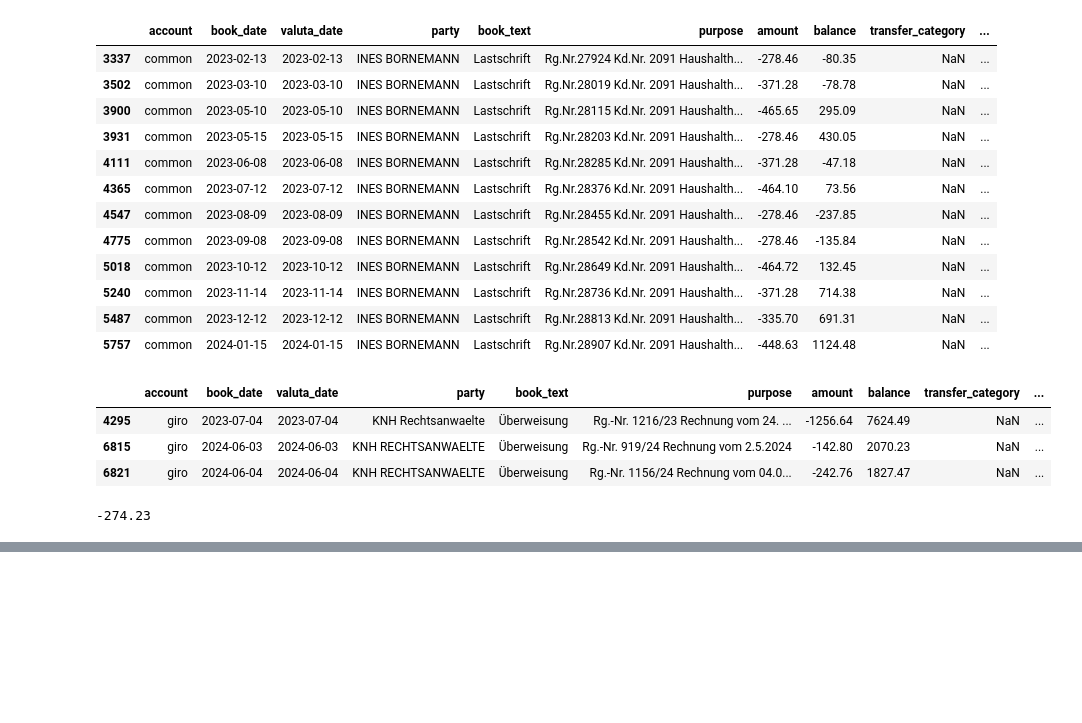
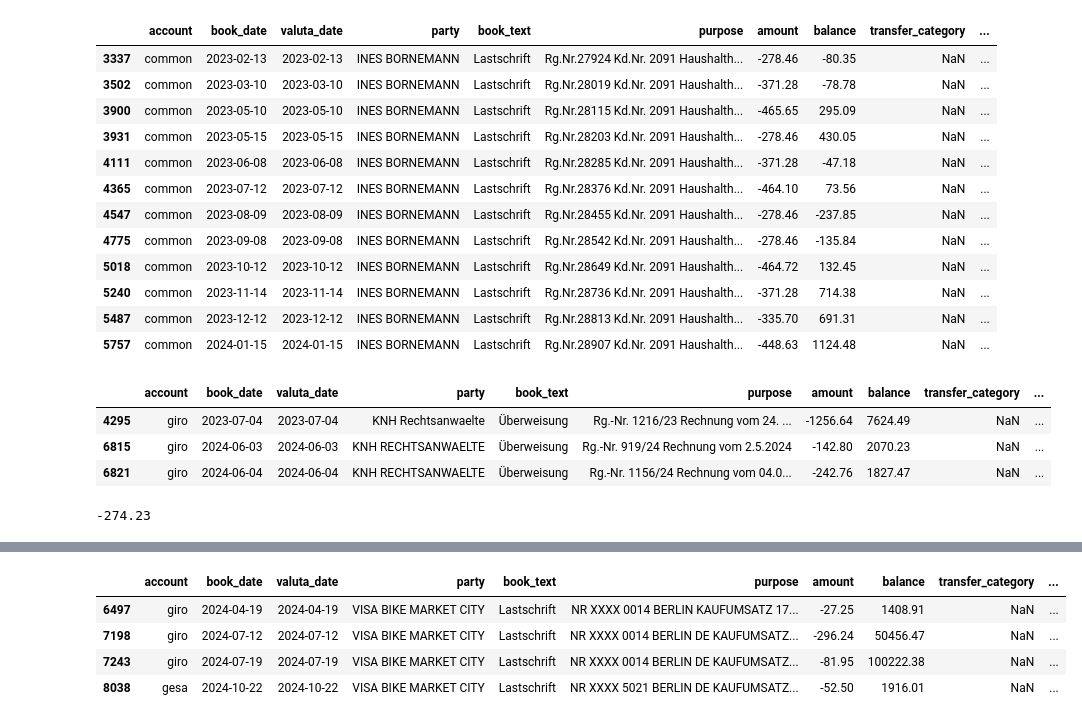
Before and after one commit to anpr/pandacount, a Jupyter notebook: panda_scratch.ipynb, the cells around one changed output, grey strips where cells are left out. Saved outputs shown, nothing was run; the diff lists cells and outputs as text; code cells hidden in the pictures; blank space fills up the shorter version.

```diff
--- a/panda_scratch.ipynb
+++ b/panda_scratch.ipynb
@@ -319,3 +374,18 @@ df
 | 6563 | common | 2024-05-02 | 2024-05-02 | Europa unter einem Dach Foerderve... | Lastschrift | Beitrag fuer die Sprachfoerderung... | -20.0 | 1466.33 | NaN | ... |
 | 6805 | common | 2024-06-03 | 2024-06-03 | Europa unter einem Dach Forderve ... | Lastschrift | Beitrag fuer die Sprachfoerderung... | -20.0 | 1954.99 | NaN | ... |
 | 6806 | common | 2024-06-03 | 2024-06-03 | Europa unter einem Dach Forderve ... | Lastschrift | Beitrag fuer die Sprachfoerderung... | -45.0 | 1974.99 | NaN | ... |
+# %%
+# Filter for expenses in the category 'mobilitaet::fahrrad' for the year 2024
+bike_expenses_df = pc.loc[
+    (pc.book_date.dt.year == 2024) &  # Only entries from 2024
+    (pc['cat'] == 'mobilitaet::fahrrad') &  # Filter for the specific category
+    (pc['amount'] < 0)  # Ensure only expenses (negative amounts)
+    ]
+
+bike_expenses_df
+# %% [output]
+|  | account | book_date | valuta_date | party | book_text | purpose | amount | balance | transfer_category | ... |
+| 6497 | giro | 2024-04-19 | 2024-04-19 | VISA BIKE MARKET CITY | Lastschrift | NR XXXX 0014 BERLIN KAUFUMSATZ 17... | -27.25 | 1408.91 | NaN | ... |
+| 7198 | giro | 2024-07-12 | 2024-07-12 | VISA BIKE MARKET CITY | Lastschrift | NR XXXX 0014 BERLIN DE KAUFUMSATZ... | -296.24 | 50456.47 | NaN | ... |
+| 7243 | giro | 2024-07-19 | 2024-07-19 | VISA BIKE MARKET CITY | Lastschrift | NR XXXX 0014 BERLIN DE KAUFUMSATZ... | -81.95 | 100222.38 | NaN | ... |
+| 8038 | gesa | 2024-10-22 | 2024-10-22 | VISA BIKE MARKET CITY | Lastschrift | NR XXXX 5021 BERLIN DE KAUFUMSATZ... | -52.50 | 1916.01 | NaN | ... |
```
Also changed, not shown: parts of 4 cells of this notebook, 3 other files.
